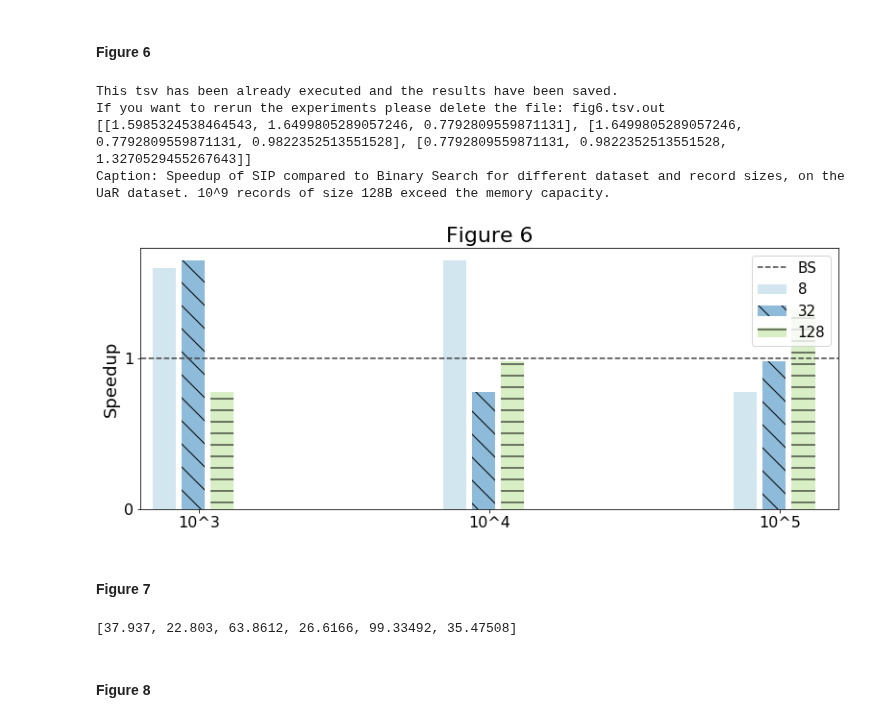
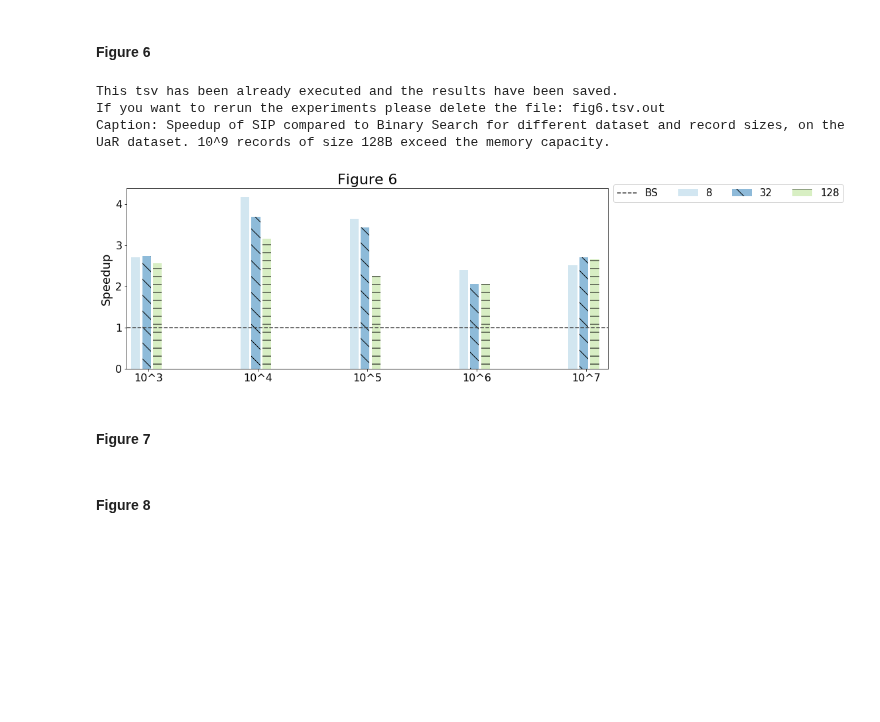
Before and after one commit to UWHustle/Efficiently-Searching-In-Memory-Sorted-Arrays, a Jupyter notebook: reproduce_experiments/Reproducibility.ipynb, the cells around one changed output. Drawn from its saved outputs; the diff is of its cells as text; code cells hidden in the pictures; blank space fills up the shorter version.

```diff
--- a/reproduce_experiments/Reproducibility.ipynb
+++ b/reproduce_experiments/Reproducibility.ipynb
@@ -296,16 +292,11 @@ Caption: Comparison of SIP, TIP and Binary Search on the fb_ids dataset, over di
 # %% [markdown]
 #### Figure 6
 # %%
-# algos: i-opt-8, bs
-# datasets: UaR
-# record-size: 8,32,128
-
-
 tsv="fig6.tsv"
 rm_tsv(tsv)
 
 #TODO(faster)
-datasetSizes=[3,4,5]#,6,7,8,9]
+datasetSizes=[3,4,5,6,7]#,8,9]
 for algorithm in ["bs", "sip"]:
     for datasetSize in datasetSizes:
         for recordSize in [8,32,128]:
@@ -325,10 +316,9 @@ sipSpeedup=[(bsResults[i]/sipResults[i]) for i in range(len(bsResults))]
 # Group the speedups by RecordSize
 groupedByRecordSize = [[],[],[]]
 for i in range(len(datasetSizes)):
-    groupedByRecordSize[0].append(sipSpeedup[i])
-    groupedByRecordSize[1].append(sipSpeedup[i+1])
-    groupedByRecordSize[2].append(sipSpeedup[i+2])
-print(groupedByRecordSize)
+    groupedByRecordSize[0].append(sipSpeedup[3*i])
+    groupedByRecordSize[1].append(sipSpeedup[3*i+1])
+    groupedByRecordSize[2].append(sipSpeedup[3*i+2])
 
 pos = [i for i in range(len(datasetSizes))]
 width = 0.08
@@ -361,57 +351,34 @@ plt.bar([p + (width+.02)*2 for p in pos],
 
 plt.plot([-1,len(datasetSizes)],[1,1],linestyle="dashed", color=black, label="BS")
 
 ax.set_ylabel('Speedup', size=18)
 
 ax.set_title('Figure 6', size=22)
 
 # Set the position of the x ticks
 ax.set_xticks([p + 1.5 * width for p in pos])
 ax.yaxis.set_major_locator(MaxNLocator(integer=True))
 
 # Set the labels for the x ticks
 xticks=["10^"+str(i) for i in datasetSizes]
 ax.set_xticklabels(xticks, size=15)
 ax.tick_params(axis='both', which='major', labelsize=16)
 
 # Setting the x-axis and y-axis limits
 plt.xlim(min(pos)-width, max(pos)+width*4)
 # plt.ylim([0, max(df['pre_score'] + df['mid_score'] + df['post_score'])] )
 
 # Adding the legend and showing the plot
-plt.legend( loc='upper center', bbox_to_anchor=(0.5, 1.05))
-plt.legend(prop={'size': 15})
+plt.legend(prop={'size': 15}, ncol=4, loc='upper right', bbox_to_anchor=(1.5, 1.05))
 
 plt.gcf().savefig('./figures/fig6.pdf', format='pdf')
 
 
 print("Caption: Speedup of SIP compared to Binary Search for different dataset and record sizes, on the UaR dataset. 10^9 records of size 128B exceed the memory capacity.")
 # %% [output]
 This tsv has been already executed and the results have been saved.
 If you want to rerun the experiments please delete the file: fig6.tsv.out
-[[1.5985324538464543, 1.6499805289057246, 0.7792809559871131], [1.6499805289057246, 0.7792809559871131, 0.9822352513551528], [0.7792809559871131, 0.9822352513551528, 1.3270529455267643]]
 Caption: Speedup of SIP compared to Binary Search for different dataset and record sizes, on the UaR dataset. 10^9 records of size 128B exceed the memory capacity.
-[figure, old version]
+[figure, new version]
 # %% [markdown]
 #### Figure 7
-# %%
-# algos: i-opt-8, bs
-# datasets: UaR(10^3 - 10^9)
-# record-size: 32
-
-tsv="fig7.tsv"
-rm_tsv(tsv)
-
-#TODO(faster)
-for datasetSize in [3,4,5]:#,6,7,8,9]:
-    for algorithm in ["bs", "sip"]:
-            UaR_to_tsv(tsv, 10**datasetSize, algorithm, 32, 1)
-
-run(tsv)
-results=get_results(tsv)
-print(results)
-
-# X: Numver of records(log)
-# Y: times
-# %% [output]
-[37.937, 22.803, 63.8612, 26.6166, 99.33492, 35.47508]
```
Also changed, not shown: parts of 9 cells of this notebook.
